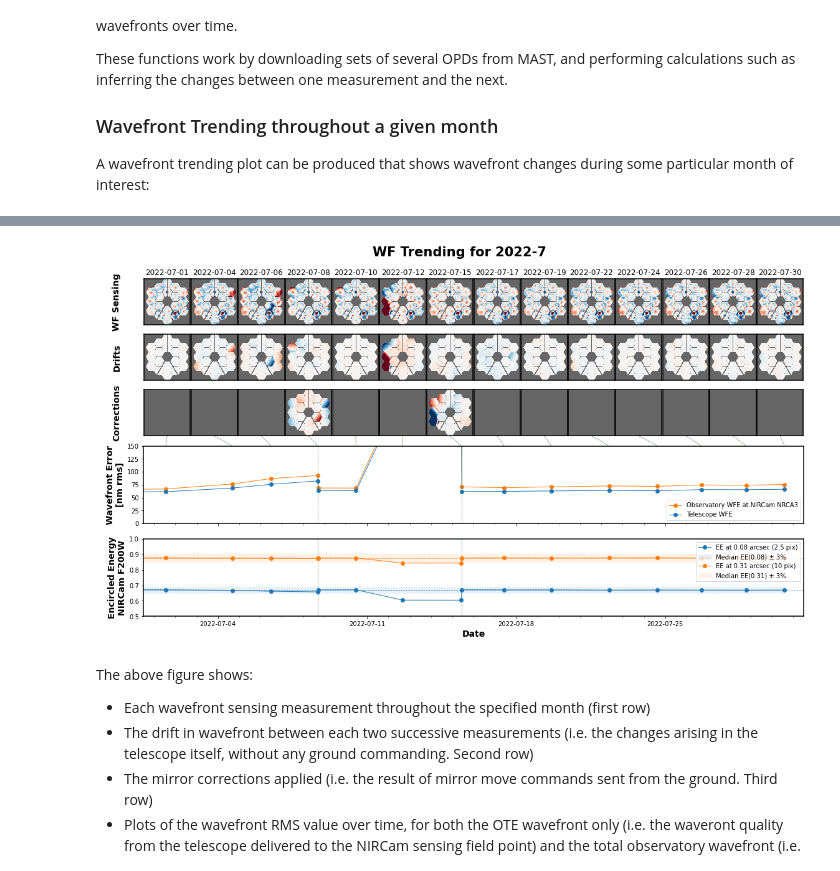
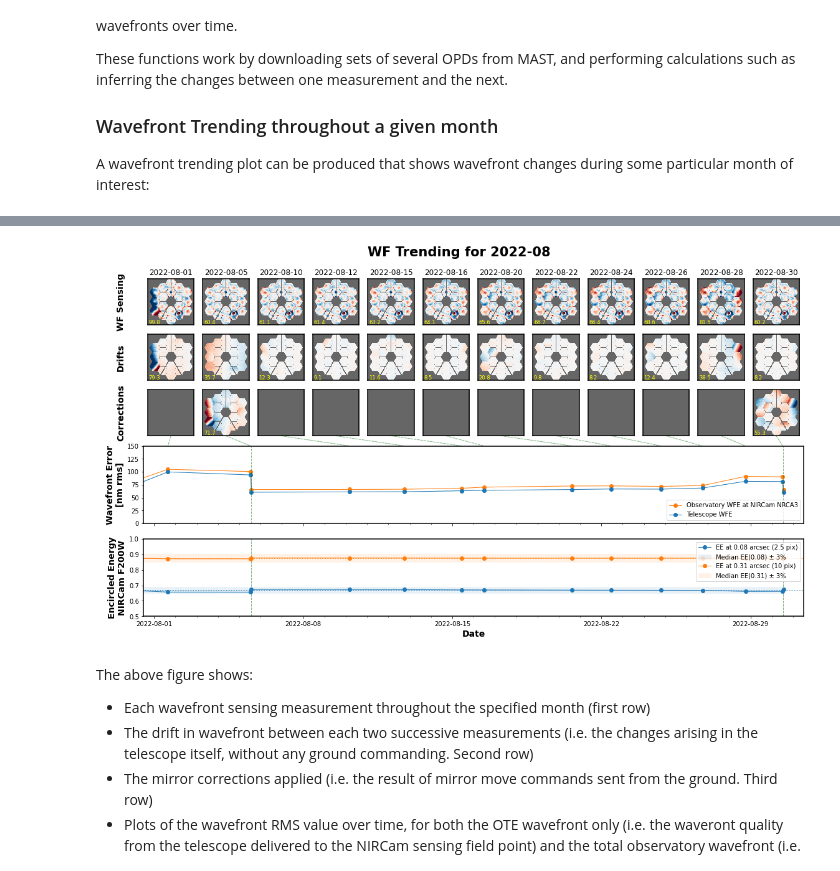
Before and after one commit to spacetelescope/webbpsf, a Jupyter notebook: docs/jwst_measured_opds.ipynb, the cells around one changed output, grey strips where cells are left out. Cells and saved outputs as stored; diff of their text form; code cells hidden in the pictures.

```diff
--- a/docs/jwst_measured_opds.ipynb
+++ b/docs/jwst_measured_opds.ipynb
@@ -76,5 +89,5 @@ These functions work by downloading sets of several OPDs from MAST, and performi
 
 A wavefront trending plot can be produced that shows wavefront changes during some particular month of interest:
 # %%
-webbpsf.trending.monthly_trending_plot(2022, 7, verbose=False)
+webbpsf.trending.monthly_trending_plot(2022, 8, verbose=False)
 # %% [output]
@@ -99,4 +109,4 @@ O2022073001-NRCA3_FP1-1.fits 2022-07-30T14:16:12.800 Sensing 75.3 nm
-[figure, old version]
+[figure, new version]
 # %% [markdown]
 The above figure shows:
 
```
Also changed, not shown: parts of 11 cells of this notebook.
